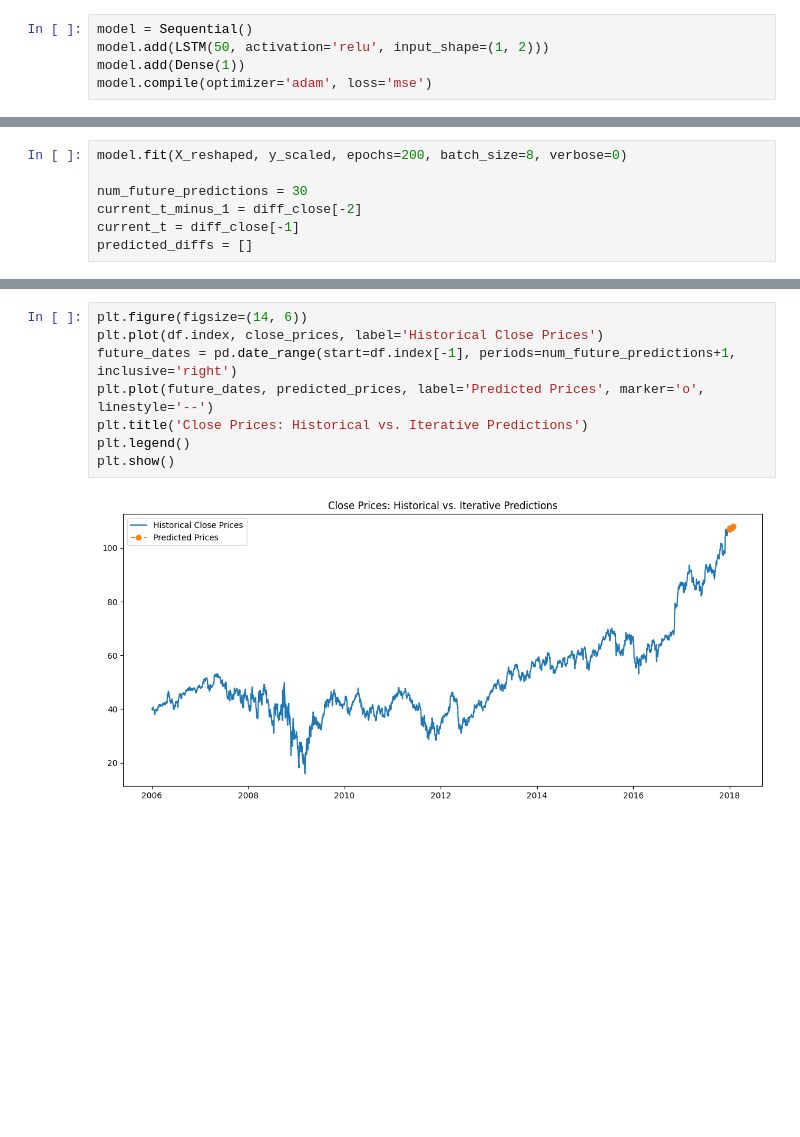
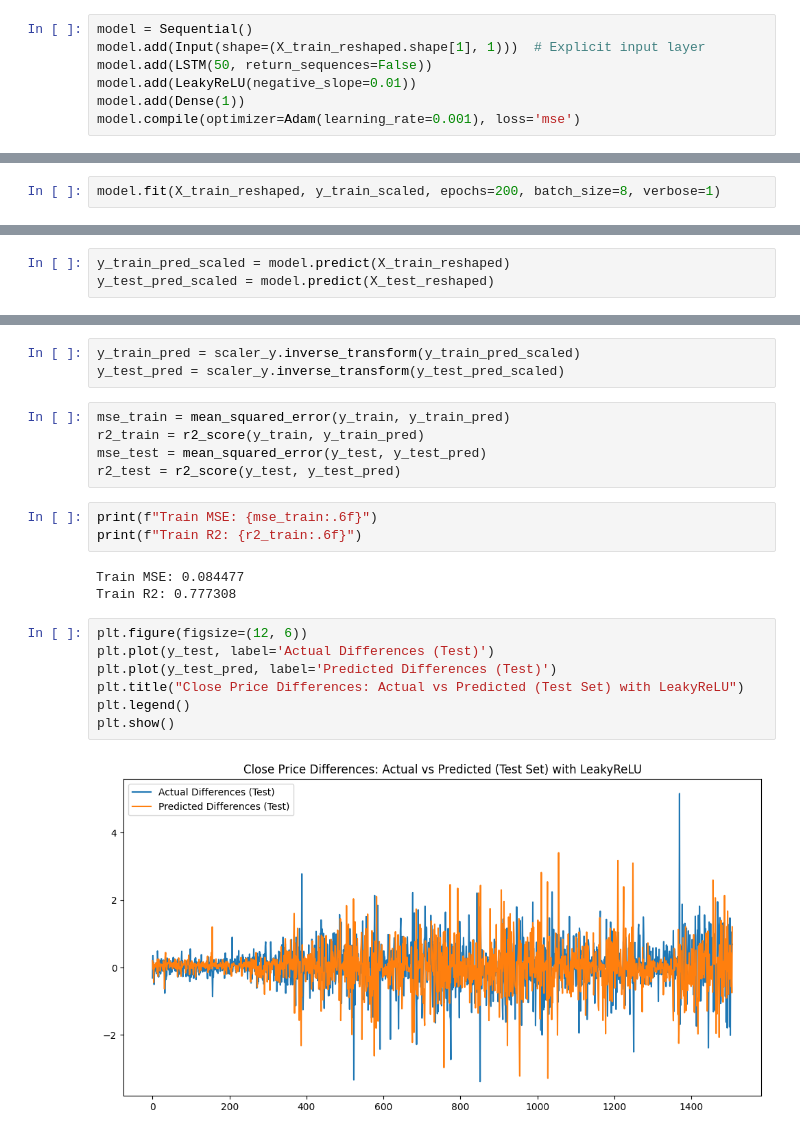
Before and after one commit to vajradevam/minorproject, a Jupyter notebook: src/amit_3747/main.ipynb, the cells around one changed output, grey strips where cells are left out. Saved outputs shown, nothing was run; the diff lists cells and outputs as text; blank space fills up the shorter version.

```diff
--- a/src/amit_3747/main.ipynb
+++ b/src/amit_3747/main.ipynb
@@ -56,5 +53,7 @@ X_reshaped = X_scaled.reshape((X_scaled.shape[0], 1, X_scaled.shape[1]))
 # %%
 model = Sequential()
-model.add(LSTM(50, activation='relu', input_shape=(1, 2)))
+model.add(Input(shape=(X_train_reshaped.shape[1], 1)))  # Explicit input layer
+model.add(LSTM(50, return_sequences=False))
+model.add(LeakyReLU(negative_slope=0.01))
 model.add(Dense(1))
-model.compile(optimizer='adam', loss='mse')
+model.compile(optimizer=Adam(learning_rate=0.001), loss='mse')
@@ -61,7 +62,2 @@ model.compile(optimizer='adam', loss='mse')
 # %%
-model.fit(X_reshaped, y_scaled, epochs=200, batch_size=8, verbose=0)
-
-num_future_predictions = 30
-current_t_minus_1 = diff_close[-2]
-current_t = diff_close[-1]
-predicted_diffs = []
+model.fit(X_train_reshaped, y_train_scaled, epochs=200, batch_size=8, verbose=1)
@@ -85,0 +83,3 @@ predicted_prices = [last_close + np.sum(predicted_diffs[:i+1])
+# %%
+y_train_pred_scaled = model.predict(X_train_reshaped)
+y_test_pred_scaled = model.predict(X_test_reshaped)
@@ -86,10 +89,23 @@ predicted_prices = [last_close + np.sum(predicted_diffs[:i+1])
+# %%
+y_train_pred = scaler_y.inverse_transform(y_train_pred_scaled)
+y_test_pred = scaler_y.inverse_transform(y_test_pred_scaled)
+# %%
+mse_train = mean_squared_error(y_train, y_train_pred)
+r2_train = r2_score(y_train, y_train_pred)
+mse_test = mean_squared_error(y_test, y_test_pred)
+r2_test = r2_score(y_test, y_test_pred)
+# %%
+print(f"Train MSE: {mse_train:.6f}")
+print(f"Train R2: {r2_train:.6f}")
+# %% [output]
+Train MSE: 0.084477
+Train R2: 0.777308
 # %%
-plt.figure(figsize=(14, 6))
-plt.plot(df.index, close_prices, label='Historical Close Prices')
-future_dates = pd.date_range(start=df.index[-1], periods=num_future_predictions+1, inclusive='right')
-plt.plot(future_dates, predicted_prices, label='Predicted Prices', marker='o', linestyle='--')
-plt.title('Close Prices: Historical vs. Iterative Predictions')
+plt.figure(figsize=(12, 6))
+plt.plot(y_test, label='Actual Differences (Test)')
+plt.plot(y_test_pred, label='Predicted Differences (Test)')
+plt.title("Close Price Differences: Actual vs Predicted (Test Set) with LeakyReLU")
 plt.legend()
 plt.show()
 # %% [output]
-[figure, old version]
+[figure, new version]
```
Also changed, not shown: parts of 18 cells of this notebook, 1 other file.
